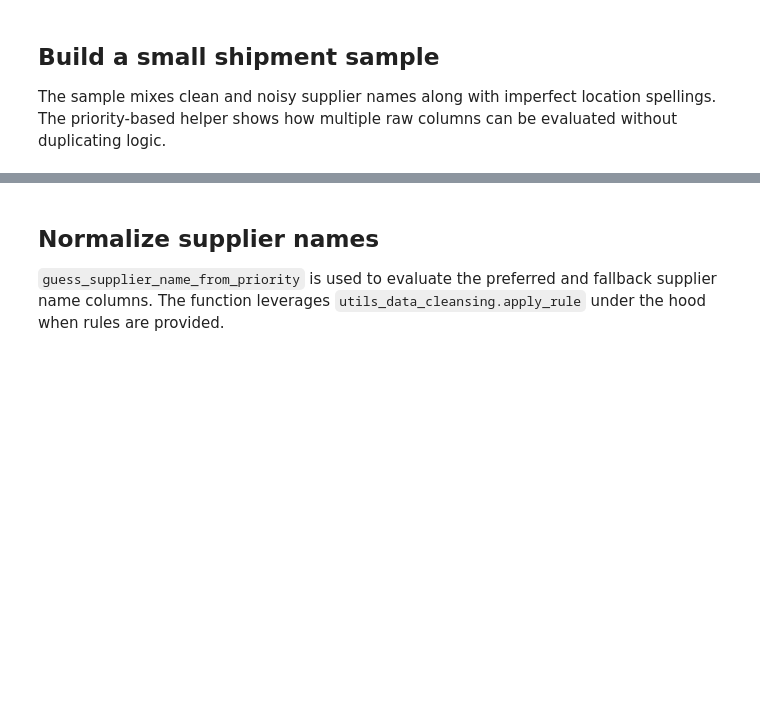
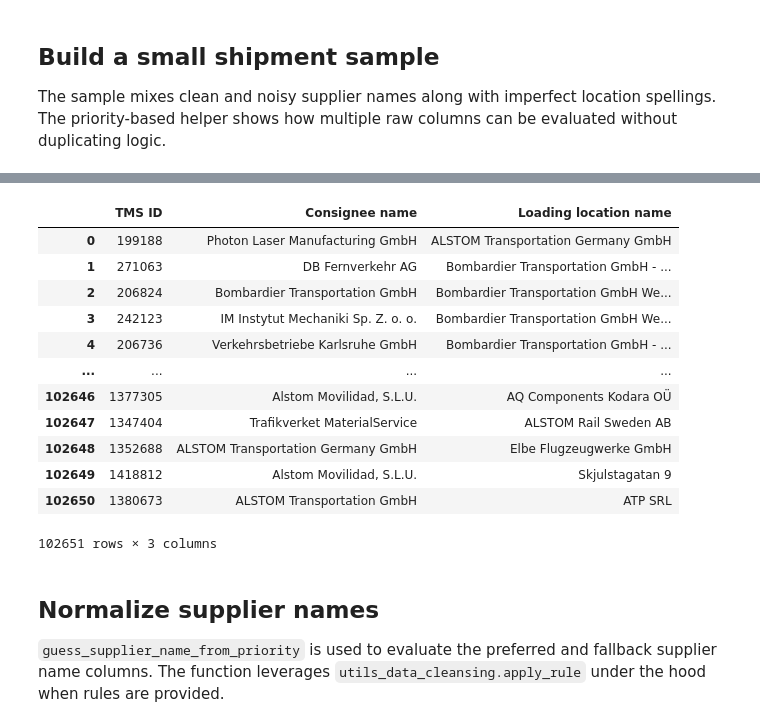
Before and after one commit to Myoxsis/LoopPilot, a Jupyter notebook: analysis_v2.ipynb, the cells around one changed output, grey strips where cells are left out. Cells and saved outputs as stored; diff of their text form; code cells hidden in the pictures; blank space fills up the shorter version.

```diff
--- a/analysis_v2.ipynb
+++ b/analysis_v2.ipynb
@@ -64,3 +87,20 @@ raw_shipments
+# %%
+raw_shipments = df[["TMS ID", 'Consignee name', 'Loading location name']]
+raw_shipments
+# %% [output]
+|  | TMS ID | Consignee name | Loading location name |
+| 0 | 199188 | Photon Laser Manufacturing GmbH | ALSTOM Transportation Germany GmbH |
+| 1 | 271063 | DB Fernverkehr AG | Bombardier Transportation GmbH - ... |
+| 2 | 206824 | Bombardier Transportation GmbH | Bombardier Transportation GmbH We... |
+| 3 | 242123 | IM Instytut Mechaniki Sp. Z. o. o. | Bombardier Transportation GmbH We... |
+| 4 | 206736 | Verkehrsbetriebe Karlsruhe GmbH | Bombardier Transportation GmbH - ... |
+| ... | ... | ... | ... |
+| 102646 | 1377305 | Alstom Movilidad, S.L.U. | AQ Components Kodara OÜ |
+| 102647 | 1347404 | Trafikverket MaterialService | ALSTOM Rail Sweden AB |
+| 102648 | 1352688 | ALSTOM Transportation Germany GmbH | Elbe Flugzeugwerke GmbH |
+| 102649 | 1418812 | Alstom Movilidad, S.L.U. | Skjulstagatan 9 |
+| 102650 | 1380673 | ALSTOM Transportation GmbH | ATP SRL |
+102651 rows × 3 columns
 # %% [markdown]
 ## Normalize supplier names
 
```
Also changed, not shown: parts of 15 cells of this notebook.
